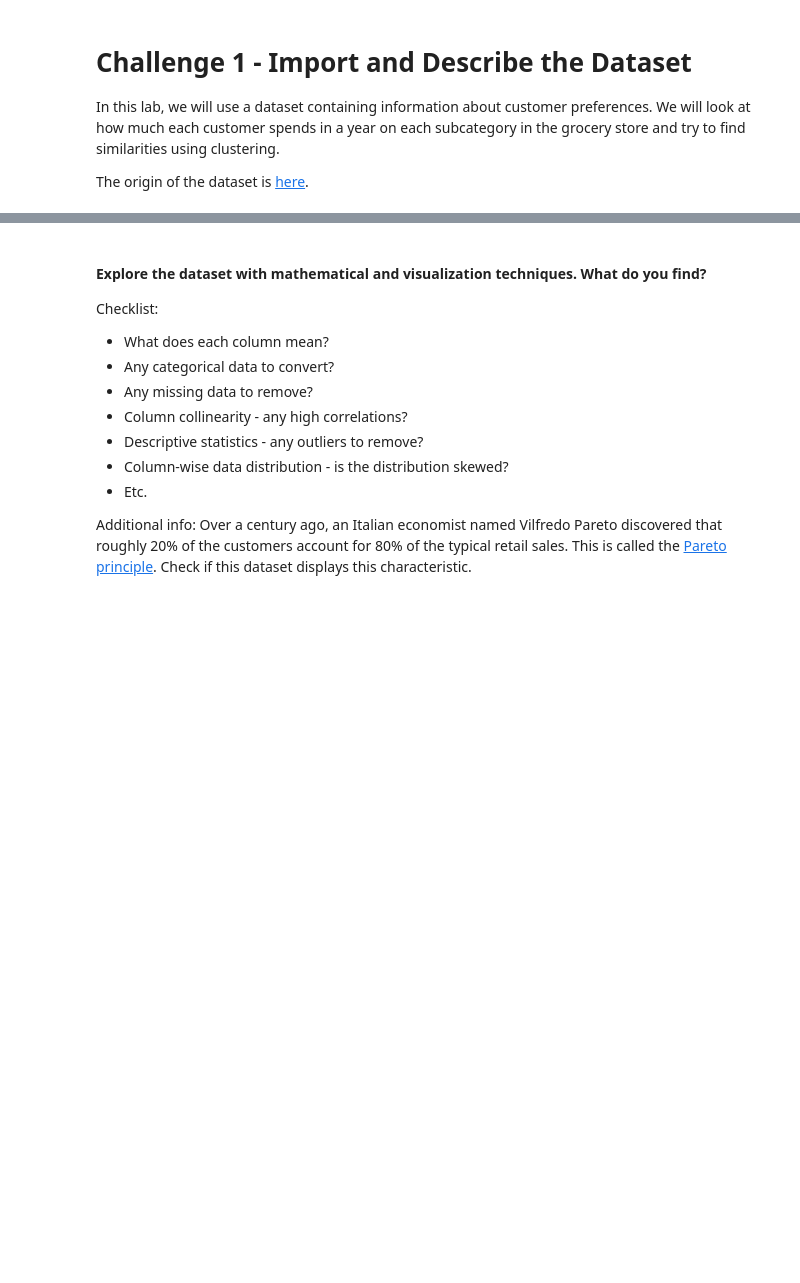
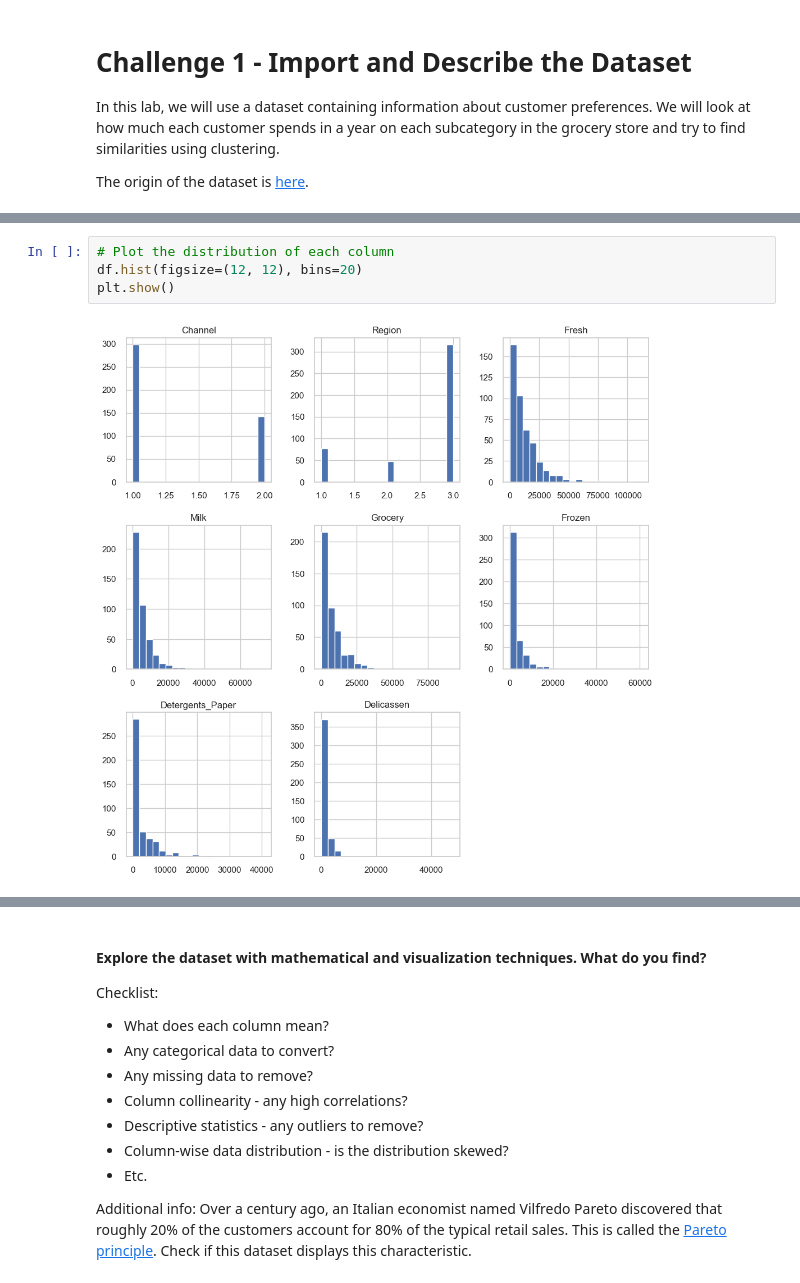
Before and after one commit to sergioironhack/ironhack-ai-course, a Jupyter notebook: lab-solutions/lab-unsupervised-learning/main.ipynb, the cells around one changed output, grey strips where cells are left out. Drawn from its saved outputs; the diff is of its cells as text; blank space fills up the shorter version.

```diff
--- a/lab-solutions/lab-unsupervised-learning/main.ipynb
+++ b/lab-solutions/lab-unsupervised-learning/main.ipynb
@@ -38,0 +75,6 @@ df.head()
+# %%
+# Plot the distribution of each column
+df.hist(figsize=(12, 12), bins=20)
+plt.show()
+# %% [output]
+[figure, added]
```
Also changed, not shown: parts of 25 cells of this notebook, 3 other files.
